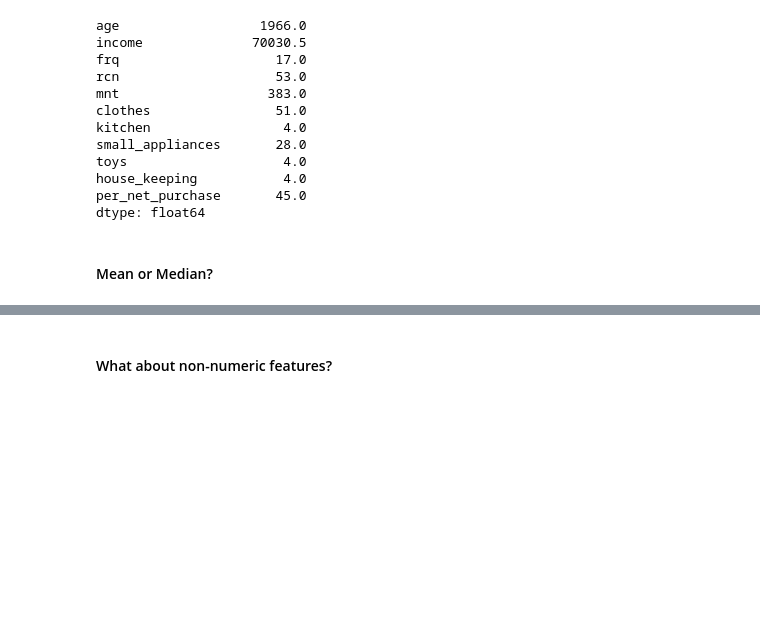
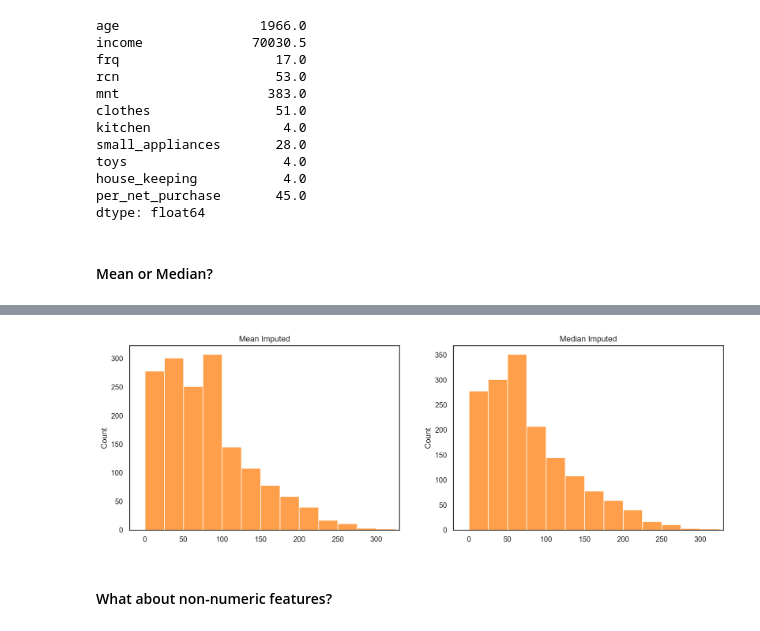
Before and after one commit to anacaleiro/Priv_DM2627, a Jupyter notebook: notebooks_solutions/lab06_data_preprocess_sol.ipynb, the cells around one changed output, grey strips where cells are left out. Drawn from its saved outputs; the diff is of its cells as text; code cells hidden in the pictures; blank space fills up the shorter version.

```diff
--- a/notebooks_solutions/lab06_data_preprocess_sol.ipynb
+++ b/notebooks_solutions/lab06_data_preprocess_sol.ipynb
@@ -305,3 +307,24 @@ sns.set()
+# %%
+skew_demo_mean = np.concat([skew_demo, [skew_mn]*100])
+skew_demo_median = np.concat([skew_demo, [skew_md]*100])
+
+fix, axs = plt.subplots(1, 2, figsize=(16, 5))
+
+sns.histplot(skew_demo_mean, bins=20,
+             ax=axs[0], color='tab:orange')
+
+sns.histplot(skew_demo_median, bins=20,
+             ax=axs[1], color='tab:orange')
+
+axs[0].set_title("Mean Imputed")
+axs[1].set_title("Median Imputed")
+
+axs[0].set_xlim(left=-20, right=330)
+axs[1].set_xlim(left=-20, right=330)
+
+plt.show()
+# %% [output]
+[figure, added]
 # %% [markdown]
 #### What about non-numeric features?
 # %%
```
Also changed, not shown: parts of 10 cells of this notebook.
